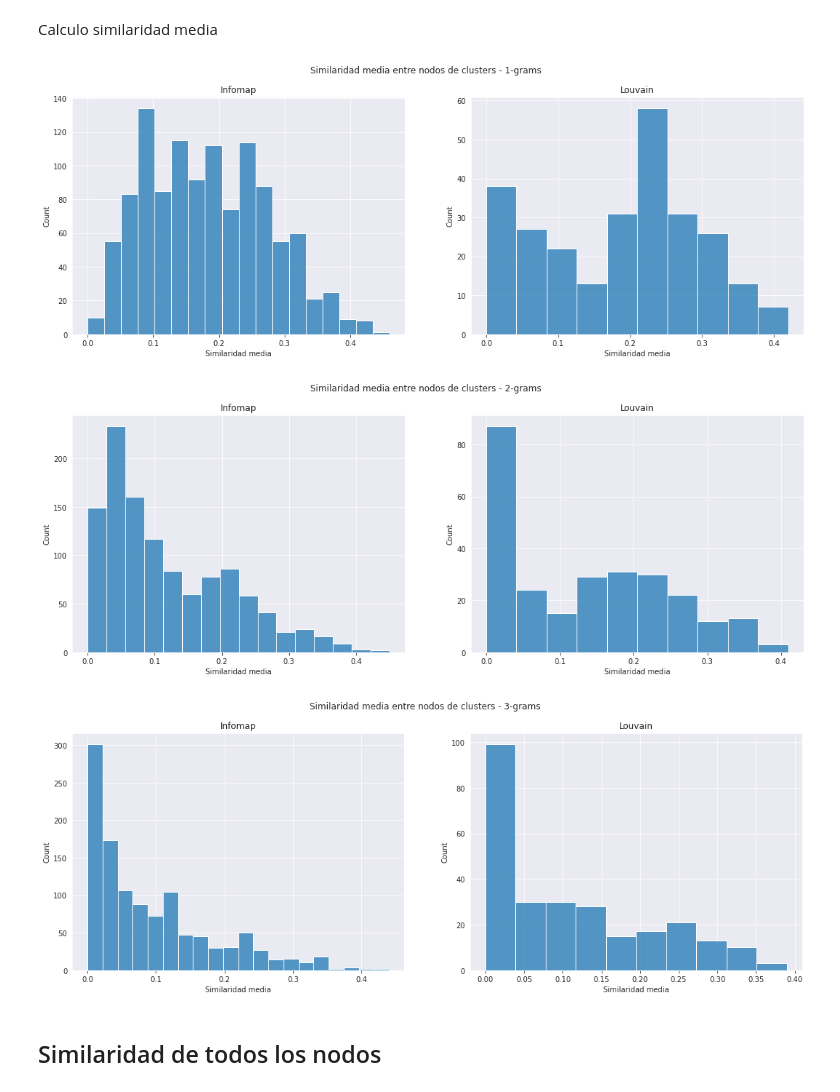
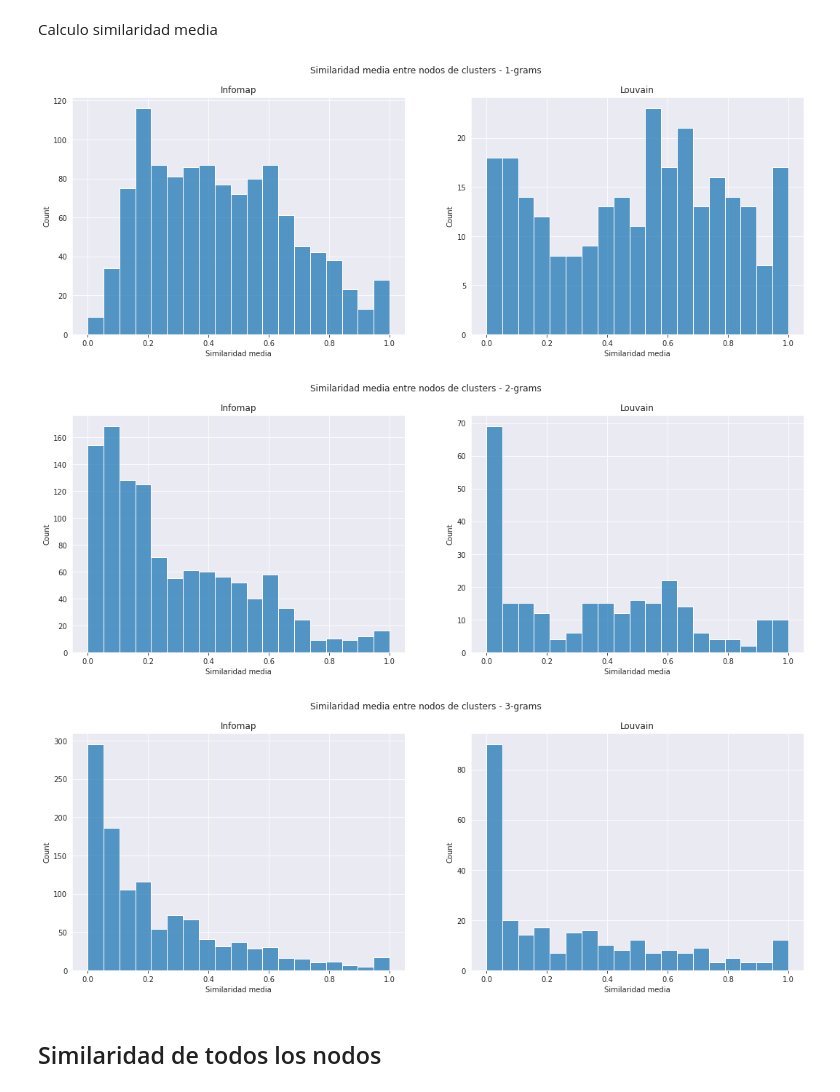
Before and after one commit to ingridheuer/gcnn_gdas, a Jupyter notebook: exploration/notebooks/network_analysis/statistics.ipynb, the cells around one changed output. Cells and saved outputs as stored; diff of their text form; code cells hidden in the pictures.

Commit message:
corregi triu en similaridad media

```diff
--- a/exploration/notebooks/network_analysis/statistics.ipynb
+++ b/exploration/notebooks/network_analysis/statistics.ipynb
@@ -106,7 +106,9 @@ def mean_similarity(similarity_matrix, cluster, algoritmo):
 def mean_similarity_triu(similarity_matrix, cluster, algoritmo):
     nodos_cluster = disease_attributes[disease_attributes[algoritmo] == cluster].node_index.values
     cluster_matrix = similarity_matrix.loc[nodos_cluster,nodos_cluster].values
-    return round(np.mean(np.triu(cluster_matrix,1)), 2)
+    indices = np.triu_indices_from(cluster_matrix,1)
+    values = cluster_matrix[indices]
+    return round(np.mean(values), 2)
 
 def get_similarity(document_term_matrix,df=True):
     ids = document_term_matrix.index.values
@@ -141,23 +143,23 @@ for i,case in enumerate(similarity_cases):
 # %%
 similarity_cases = ["mean_similarity_mono_triu","mean_similarity_bi_triu","mean_similarity_tri_triu"]
 # similarity_cases = ["mean_similarity_mono","mean_similarity_bi","mean_similarity_tri"]
 
 for i, case in enumerate(similarity_cases):
     fig, ax = plt.subplots(1,2,figsize=(18,6))
     fig.suptitle(f"Similaridad media entre nodos de clusters - {i+1}-grams")
     # ticks = np.logspace(0,tamaños_infomap.max(),10)
 
-    sns.histplot(data=infomap_clusters[case], ax=ax[0])
+    sns.histplot(data=infomap_clusters[case], ax=ax[0], bins=np.linspace(0,1,20))
     ax[0].set_xlabel("Similaridad media")
     ax[0].set_title("Infomap")
 
-    sns.histplot(data=louvain_clusters[case], ax=ax[1])
+    sns.histplot(data=louvain_clusters[case], ax=ax[1],bins=np.linspace(0,1,20))
     ax[1].set_xlabel("Similaridad media")
     ax[1].set_title("Louvain")
 # %% [output]
-[figure, old version]
+[figure, new version]
-[figure, old version]
+[figure, new version]
-[figure, old version]
+[figure, new version]
 # %% [markdown]
 ## Similaridad de todos los nodos
 # %%
```
Also changed, not shown: parts of 2 cells of this notebook.
